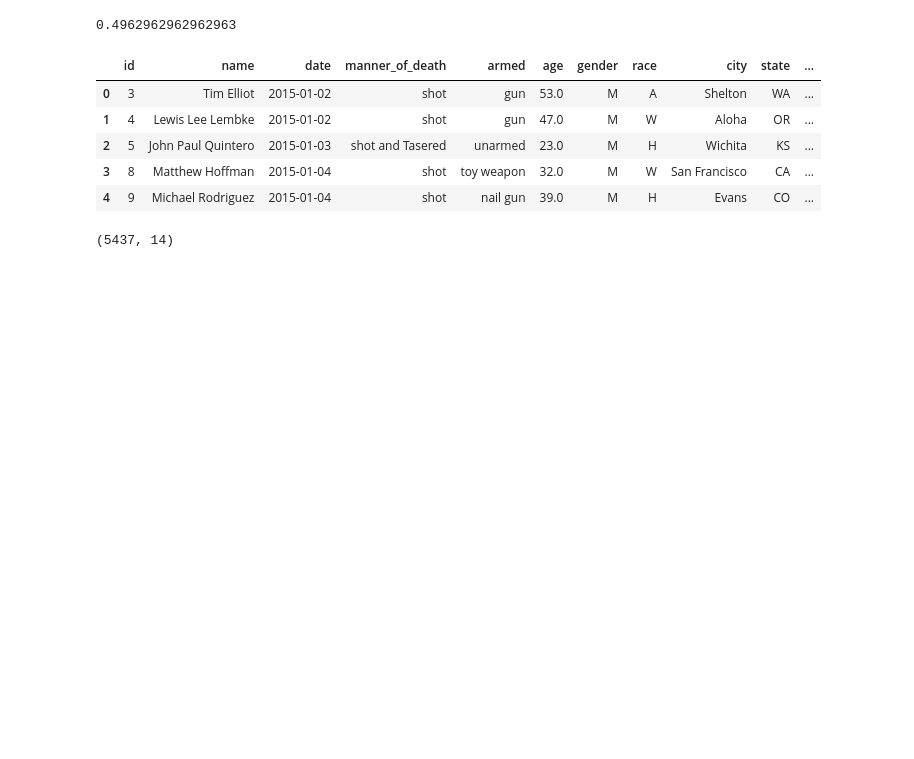
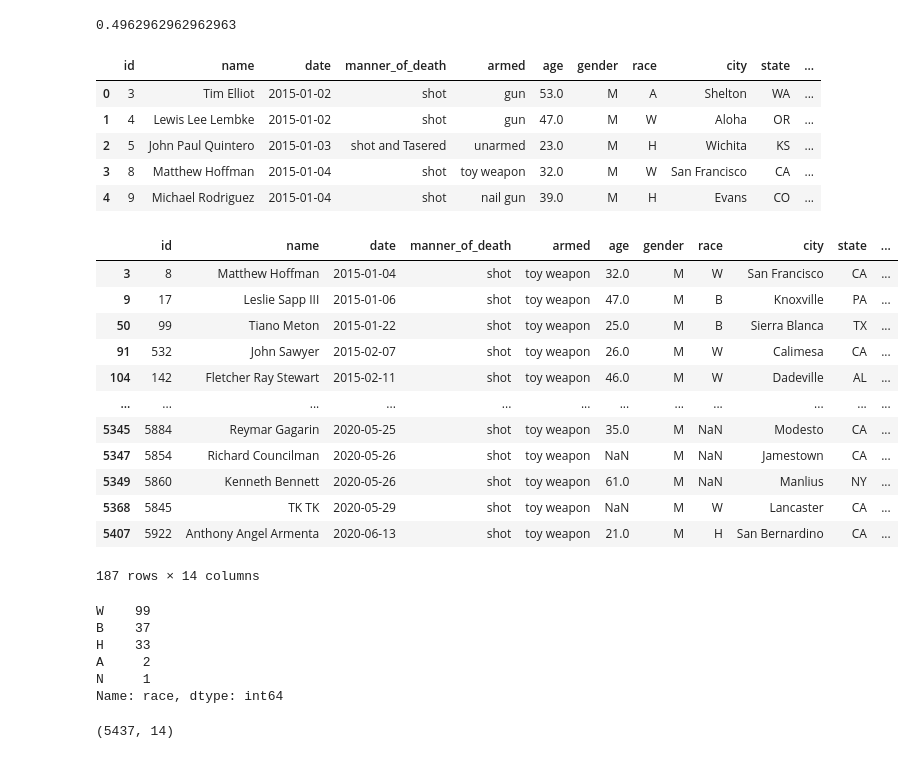
Before and after one commit to afolsom/Police, a Jupyter notebook: police_killings/police_killings.ipynb, the cells around one changed output. Saved outputs shown, nothing was run; the diff lists cells and outputs as text; code cells hidden in the pictures; blank space fills up the shorter version.

Commit message:
toy weapon analysis

```diff
--- a/police_killings/police_killings.ipynb
+++ b/police_killings/police_killings.ipynb
@@ -77,6 +88,32 @@ df_shootings.head()
 | 2 | 5 | John Paul Quintero | 2015-01-03 | shot and Tasered | unarmed | 23.0 | M | H | Wichita | KS | ... |
 | 3 | 8 | Matthew Hoffman | 2015-01-04 | shot | toy weapon | 32.0 | M | W | San Francisco | CA | ... |
 | 4 | 9 | Michael Rodriguez | 2015-01-04 | shot | nail gun | 39.0 | M | H | Evans | CO | ... |
+# %%
+df_toy=df_shootings[df_shootings["armed"]=="toy weapon"]
+df_toy
+# %% [output]
+|  | id | name | date | manner_of_death | armed | age | gender | race | city | state | ... |
+| 3 | 8 | Matthew Hoffman | 2015-01-04 | shot | toy weapon | 32.0 | M | W | San Francisco | CA | ... |
+| 9 | 17 | Leslie Sapp III | 2015-01-06 | shot | toy weapon | 47.0 | M | B | Knoxville | PA | ... |
+| 50 | 99 | Tiano Meton | 2015-01-22 | shot | toy weapon | 25.0 | M | B | Sierra Blanca | TX | ... |
+| 91 | 532 | John Sawyer | 2015-02-07 | shot | toy weapon | 26.0 | M | W | Calimesa | CA | ... |
+| 104 | 142 | Fletcher Ray Stewart | 2015-02-11 | shot | toy weapon | 46.0 | M | W | Dadeville | AL | ... |
+| ... | ... | ... | ... | ... | ... | ... | ... | ... | ... | ... | ... |
+| 5345 | 5884 | Reymar Gagarin | 2020-05-25 | shot | toy weapon | 35.0 | M | NaN | Modesto | CA | ... |
+| 5347 | 5854 | Richard Councilman | 2020-05-26 | shot | toy weapon | NaN | M | NaN | Jamestown | CA | ... |
+| 5349 | 5860 | Kenneth Bennett | 2020-05-26 | shot | toy weapon | 61.0 | M | NaN | Manlius | NY | ... |
+| 5368 | 5845 | TK TK | 2020-05-29 | shot | toy weapon | NaN | M | W | Lancaster | CA | ... |
+| 5407 | 5922 | Anthony Angel Armenta | 2020-06-13 | shot | toy weapon | 21.0 | M | H | San Bernardino | CA | ... |
+187 rows × 14 columns
+# %%
+df_toy['race'].value_counts()
+# %% [output]
+W    99
+B    37
+H    33
+A     2
+N     1
+Name: race, dtype: int64
 # %%
 df_shootings.shape
 # %% [output]
```
Also changed, not shown: parts of 2 cells of this notebook.
